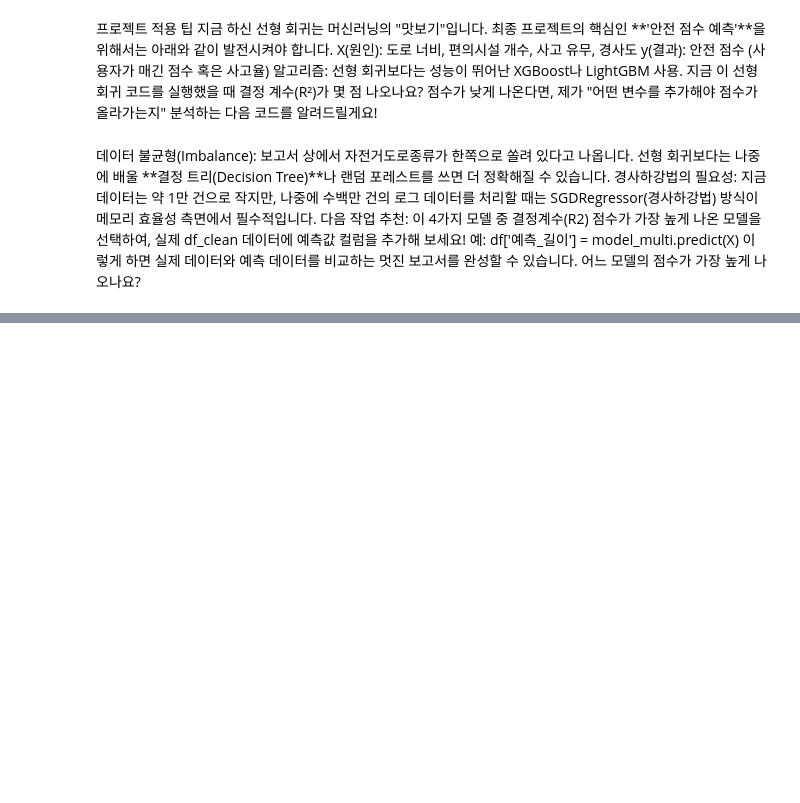
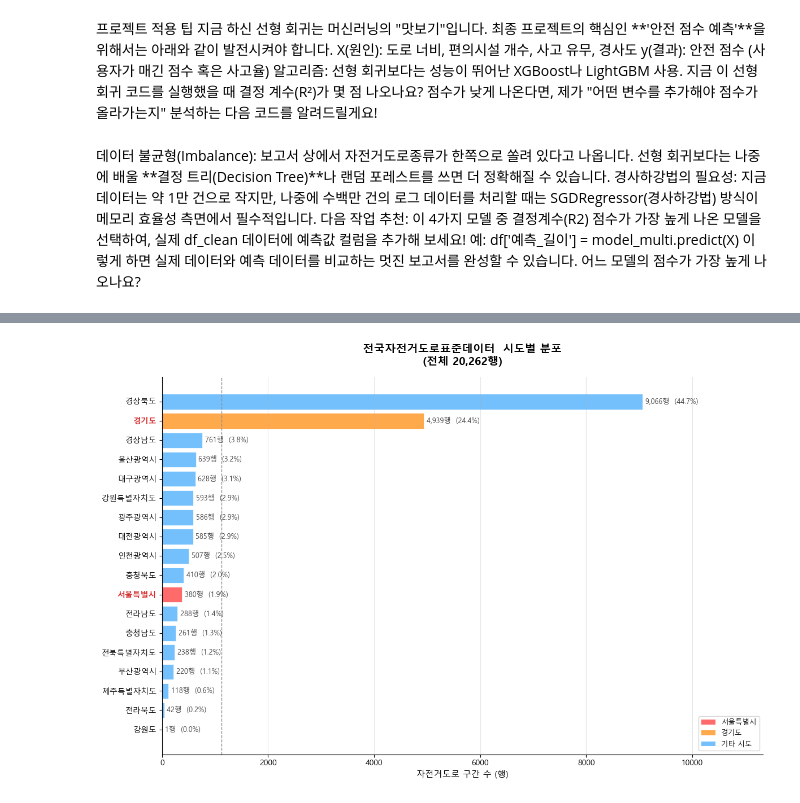
Before and after one commit to feed-mina/humanEducation, a Jupyter notebook: kride-project/ml.ipynb, the cells around one changed output, grey strips where cells are left out. Saved outputs shown, nothing was run; the diff lists cells and outputs as text; code cells hidden in the pictures; blank space fills up the shorter version.

```diff
--- a/kride-project/ml.ipynb
+++ b/kride-project/ml.ipynb
@@ -906,0 +142,15 @@ MSE Loss: 0.026666666666666655
+# %%
+# =====================================================
+# Step 1: 편의시설 데이터 - 유효 컬럼 6개 추출 후 정제 CSV 저장
+# =====================================================
+import pandas as pd
+import os
+
+# Jupyter 노트북 호환 경로 설정
+try:
+    BASE_DIR = os.path.dirname(os.path.abspath(__file__))
+except NameError:
+    BASE_DIR = os.getcwd()
+INPUT_PATH  = os.path.join(BASE_DIR, "data", "raw_ml", "서울시 자전거 편의시설.csv")
+OUTPUT_PATH = os.path.join(BASE_DIR, "data", "raw_ml", "facility_clean.csv")
+print(f"BASE_DIR : {BASE_DIR}")
@@ -906,0 +491,77 @@ MSE Loss: 0.026666666666666655
+# %%
+import pandas as pd
+import matplotlib.pyplot as plt
+import matplotlib.font_manager as fm
+import os
+
+# ── 한글 폰트 설정 (Windows)
+plt.rcParams["font.family"] = "Malgun Gothic"
+plt.rcParams["axes.unicode_minus"] = False
+
+# ── 데이터 로드
+df_all = pd.read_csv(
+    os.path.join(BASE_DIR, "data", "raw_ml", "전국자전거도로표준데이터.csv"),
+    encoding="cp949",
+    usecols=["시도명"]
+)
+df_all["시도명"] = df_all["시도명"].str.strip()
+
+# ── 집계
+sido_counts = df_all["시도명"].value_counts().sort_values(ascending=True)
+total = len(df_all)
+
+# ── 색상: 서울·경기 강조
+colors = [
+    "#FF6B6B" if "서울" in s
+    else "#FFA94D" if "경기" in s
+    else "#74C0FC"
+    for s in sido_counts.index
+]
+
+# ── 시각화
+fig, ax = plt.subplots(figsize=(12, 8))
+
+bars = ax.barh(sido_counts.index, sido_counts.values, color=colors, edgecolor="white", linewidth=0.5)
+
+# 막대 끝에 수치 + 비율 표시
+for bar, val in zip(bars, sido_counts.values):
+    pct = val / total * 100
+    ax.text(
+        bar.get_width() + 50, bar.get_y() + bar.get_height() / 2,
+        f"{val:,}행  ({pct:.1f}%)",
+        va="center", ha="left", fontsize=9, color="#444"
+    )
+
+# 서울·경기 레이블 강조
+for label in ax.get_yticklabels():
+    if "서울" in label.get_text() or "경기" in label.get_text():
+        label.set_fontweight("bold")
+        label.set_color("#D63031")
+
+ax.set_xlabel("자전거도로 구간 수 (행)", fontsize=11)
+ax.set_title(
+    f"전국자전거도로표준데이터  시도별 분포\n(전체 {total:,}행)",
+    fontsize=14, fontweight="bold", pad=15
+)
+ax.set_xlim(0, sido_counts.max() * 1.25)
+ax.axvline(sido_counts.mean(), color="#868E96", linestyle="--", linewidth=1, label=f"평균 {sido_counts.mean():.0f}행")
+ax.legend(fontsize=9)
+ax.grid(axis="x", alpha=0.3)
+ax.spines[["top", "right"]].set_visible(False)
+
+# 범례 박스
+from matplotlib.patches import Patch
+legend_elements = [
+    Patch(facecolor="#FF6B6B", label="서울특별시"),
+    Patch(facecolor="#FFA94D", label="경기도"),
+    Patch(facecolor="#74C0FC", label="기타 시도"),
+]
+ax.legend(handles=legend_elements, loc="lower right", fontsize=9)
+
+plt.tight_layout()
+plt.savefig("sido_distribution.png", dpi=150, bbox_inches="tight")
+plt.show()
+print(f"✅ 그래프 저장 완료 → sido_distribution.png")
+print(sido_counts.sort_values(ascending=False).to_string())
+# %% [output]
+[figure, added]
```
Also changed, not shown: parts of 135 cells of this notebook, 1 other file.
